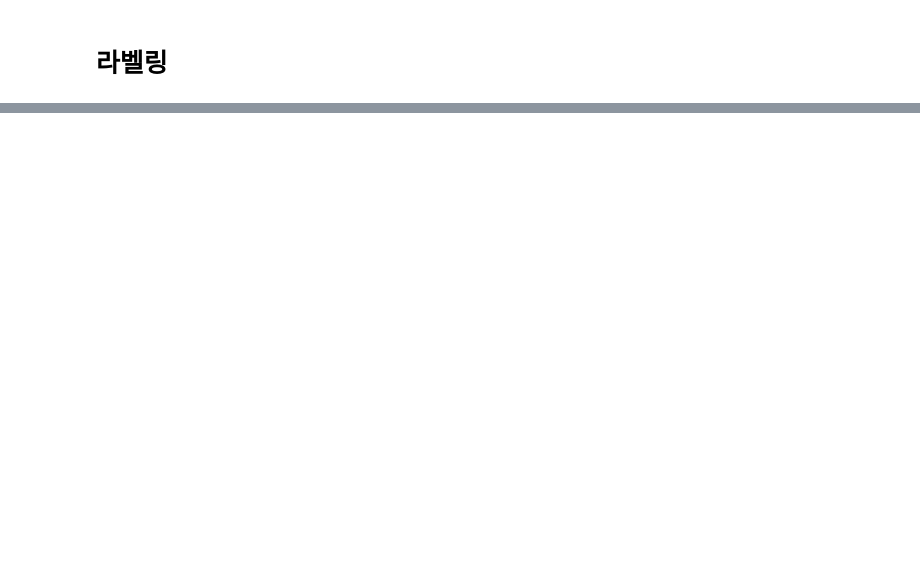
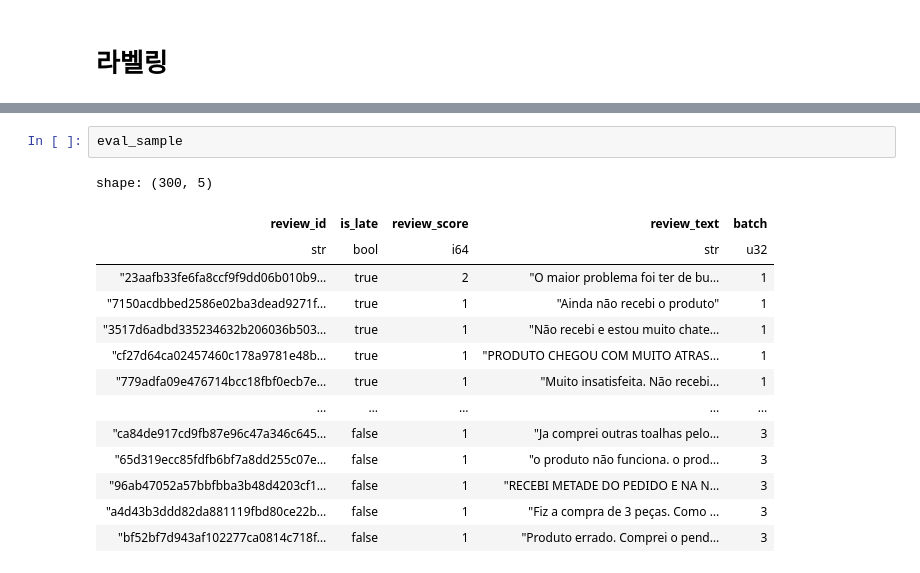
Before and after one commit to yongjin-hong/olist_analysis, a Jupyter notebook: notebooks/EDA.ipynb, the cells around one changed output, grey strips where cells are left out. Cells and saved outputs as stored; diff of their text form; blank space fills up the shorter version.

```diff
--- a/notebooks/EDA.ipynb
+++ b/notebooks/EDA.ipynb
@@ -513,0 +603,17 @@ shape: (50,)
+# %%
+eval_sample
+# %% [output]
+shape: (300, 5)
+| review_id | is_late | review_score | review_text | batch |
+| str | bool | i64 | str | u32 |
+| "23aafb33fe6fa8ccf9f9dd06b010b9… | true | 2 | "O maior problema foi ter de bu… | 1 |
+| "7150acdbbed2586e02ba3dead9271f… | true | 1 | "Ainda não recebi o produto" | 1 |
+| "3517d6adbd335234632b206036b503… | true | 1 | "Não recebi e estou muito chate… | 1 |
+| "cf27d64ca02457460c178a9781e48b… | true | 1 | "PRODUTO CHEGOU COM MUITO ATRAS… | 1 |
+| "779adfa09e476714bcc18fbf0ecb7e… | true | 1 | "Muito insatisfeita. Não recebi… | 1 |
+| … | … | … | … | … |
+| "ca84de917cd9fb87e96c47a346c645… | false | 1 | "Ja comprei outras toalhas pelo… | 3 |
+| "65d319ecc85fdfb6bf7a8dd255c07e… | false | 1 | "o produto não funciona. o prod… | 3 |
+| "96ab47052a57bbfbba3b48d4203cf1… | false | 1 | "RECEBI METADE DO PEDIDO E NA N… | 3 |
+| "a4d43b3ddd82da881119fbd80ce22b… | false | 1 | "Fiz a compra de 3 peças. Como … | 3 |
+| "bf52bf7d943af102277ca0814c718f… | false | 1 | "Produto errado. Comprei o pend… | 3 |
```
Also changed, not shown: parts of 10 cells of this notebook, 8 other files.
